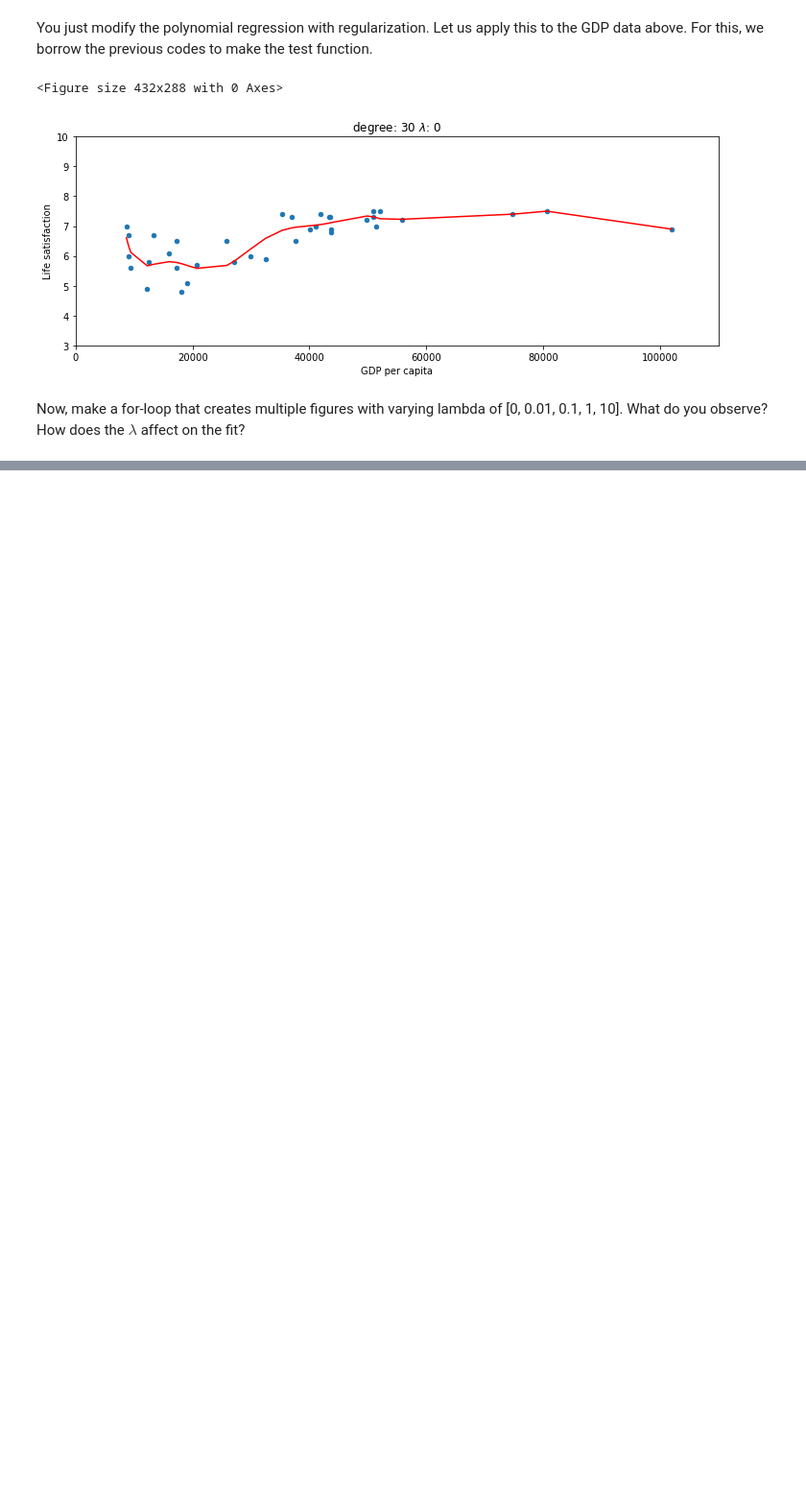
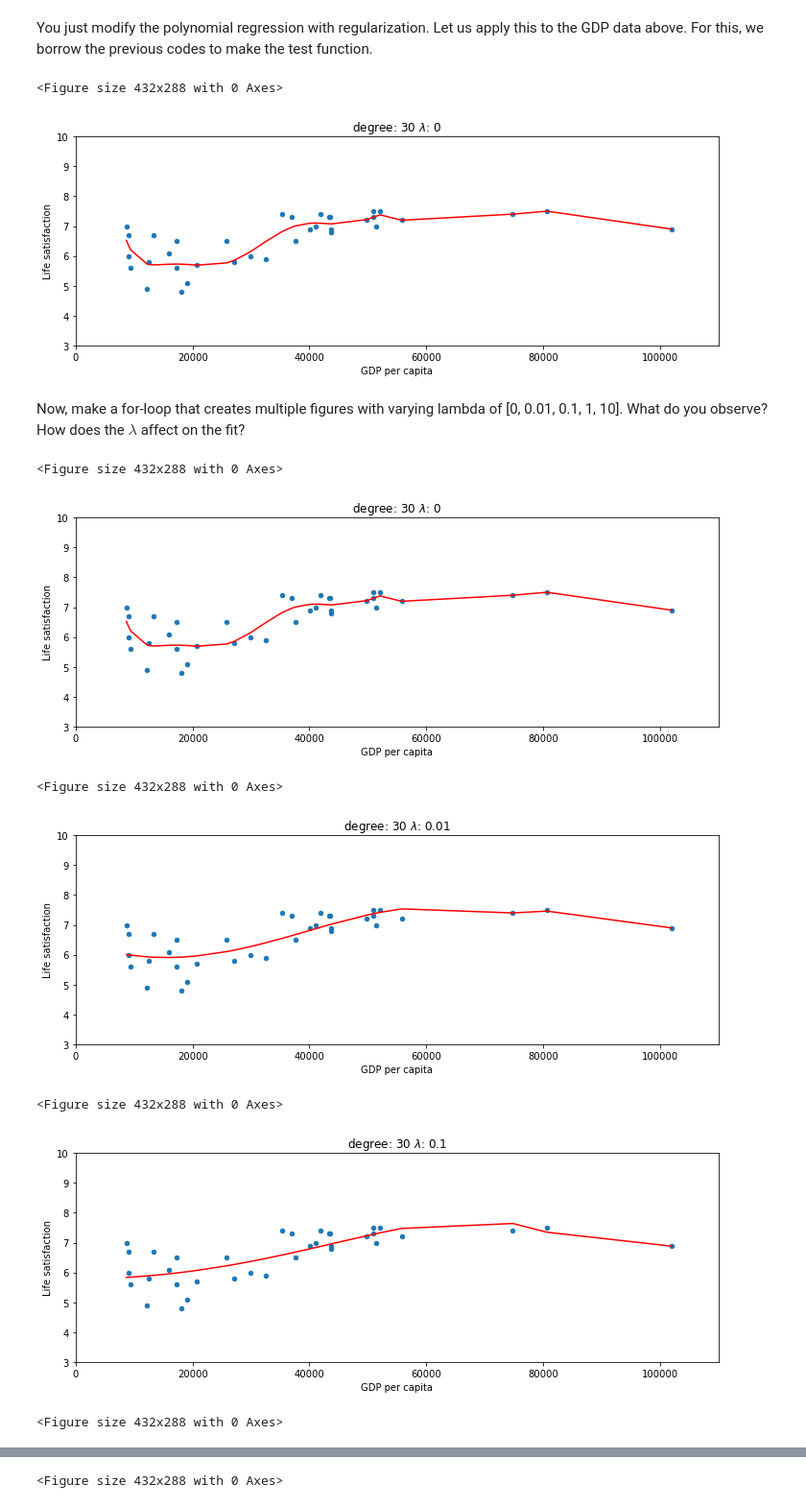
Before and after one commit to nicholasosaka/4156-machine-learning, a Jupyter notebook: 05-polynomial-and-ridge-regression/Note-RidgeRegress.ipynb, the cells around one changed output, grey strips where cells are left out. Shown: that part at 96% size. Cells and saved outputs as stored; diff of their text form; code cells hidden in the pictures; blank space fills up the shorter version.

```diff
--- a/05-polynomial-and-ridge-regression/Note-RidgeRegress.ipynb
+++ b/05-polynomial-and-ridge-regression/Note-RidgeRegress.ipynb
@@ -393,6 +374,11 @@ def poly_regress(x, d=3, t=None, lamb=1, **params):
     if t is not None:
         # TODO: implement ridge regression.
         #.      Hint: numpy has eye function for identity matrix
+        X_poly_matrix = X_poly.T @ X_poly
+
+        alpha_identity = np.eye(X_poly_matrix.shape[0]) * lamb
+
+        w = np.linalg.pinv(X_poly_matrix + alpha_identity) @ X_poly.T @ t
 
 
         if bnorm:
@@ -431,3 +417,13 @@ Now, make a for-loop that creates multiple figures with varying lambda of [0, 0.
 What do you observe? How does the $\lambda$ affect on the fit?
 # %%
 # TODO: create a for-loop that runs test function with different lambda valeus and produce five plots
+for i in [0,0.01,0.1,1,10]:
+    test(i)
+# %% [output]
+<Figure size 432x288 with 0 Axes>
+[figure, added]
+<Figure size 432x288 with 0 Axes>
+[figure, added]
+<Figure size 432x288 with 0 Axes>
+[figure, added]
+<Figure size 432x288 with 0 Axes>
@@ -433,0 +431 @@ What do you observe? How does the $\lambda$ affect on the fit?
+<Figure size 432x288 with 0 Axes>
```
Also changed, not shown: parts of 6 cells of this notebook.
